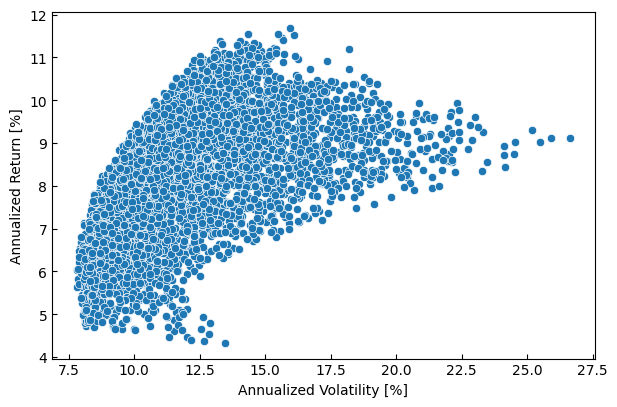
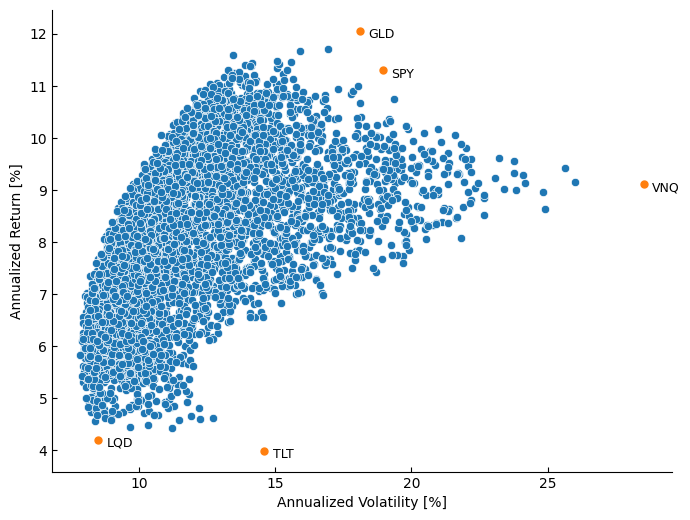
The notebook cell's code change between the first figure and the second:
--- before
+++ after
@@ -4,9 +4,17 @@
 random_vols    = np.sqrt(np.sum((random_weights @ cov_matrix.values) * random_weights, axis=1))
 
-fig, ax = plt.subplots()
+fig, ax = plt.subplots(figsize=(8, 6))
 sns.scatterplot(x=random_vols * 100., y=random_returns * 100., ax=ax)
+
+# individual assets
+for ticker in universe:
+    vol = np.sqrt(cov_matrix.loc[ticker, ticker])
+    ret = mean_returns[ticker]
+    ax.scatter(vol * 100., ret * 100., color='C1', s=25, zorder=5)
+    ax.annotate(ticker, (vol * 100., ret * 100.), textcoords='offset points', xytext=(6, -5), fontsize=9)
 
 ax.set_xlabel('Annualized Volatility [%]')
 ax.set_ylabel('Annualized Return [%]')
 
+sns.despine()
 plt.show()

Commit: Added optimized portfolios and individual assets to portfolio scatter plot